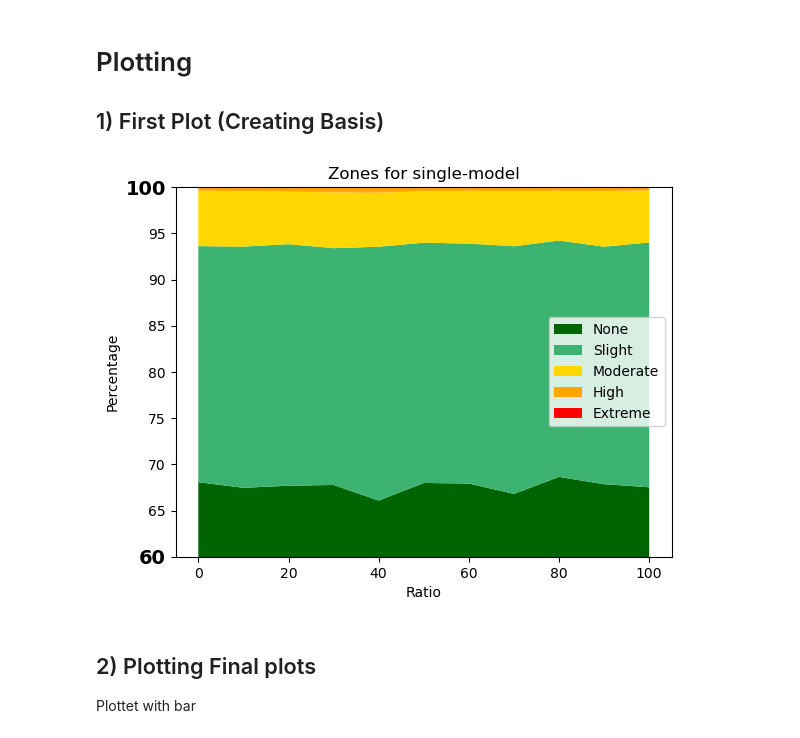
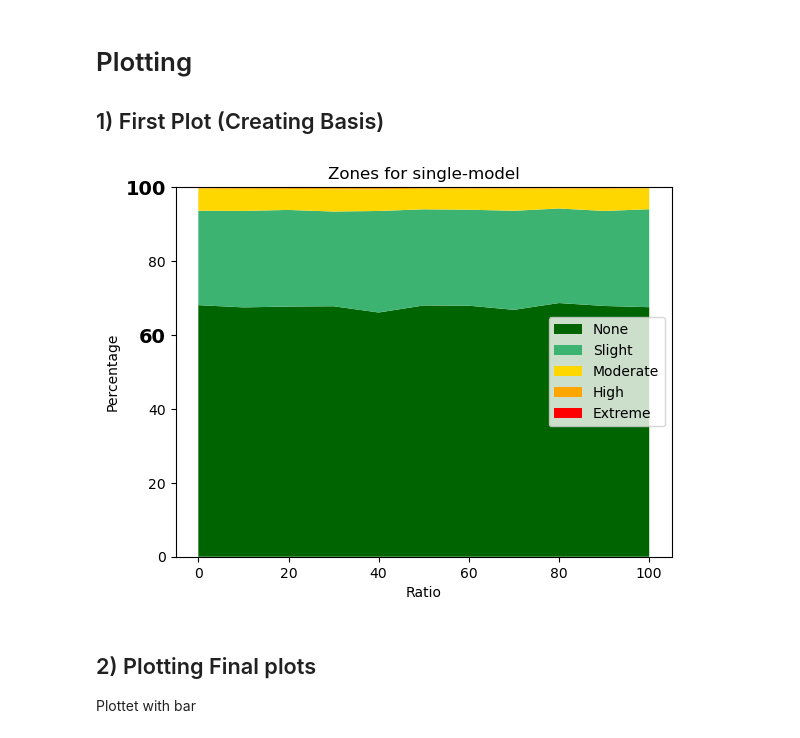
Before and after one commit to hulmanlab/jchr_racial_diff, a Jupyter notebook: scripts/3_3_2_SEG_zones.ipynb, the cells around one changed output. Saved outputs shown, nothing was run; the diff lists cells and outputs as text; code cells hidden in the pictures.

```diff
--- a/scripts/3_3_2_SEG_zones.ipynb
+++ b/scripts/3_3_2_SEG_zones.ipynb
@@ -169,35 +169,35 @@ def plot_area_plot(df, model_name):
     plt.stackplot(x, y1, y2, y3, y4, y5,
                   labels=my_labels,
                   colors=my_colors,
                   alpha = 1)
 
     plt.xlabel("Ratio")
     plt.ylabel("Percentage")
-    plt.ylim(60, 100)
+    plt.ylim(0, 100)
     plt.legend(loc='center right')
     plt.title(f"Zones for {model_name}-model")
 
     # Customize y-ticks
     yticks = plt.gca().get_yticks()
     yticks_labels = [f'{int(tick)}' for tick in yticks]
     plt.gca().set_yticklabels(yticks_labels)
 
     # Make the numbers 60 and 100 bold and larger
     for label in plt.gca().get_yticklabels():
         if label.get_text() in {'60', '100'}:
             label.set_fontweight('bold')
             label.set_fontsize(14)
 
     plt.show()
 
 plottet_df = df_percentage_gr1
 # plottet_df = df_percentage_gr2
 plot_area_plot(plottet_df, model_name='single')
 # plot_area_plot(plottet_df, model_name='base')
 # plot_area_plot(plottet_df, model_name='tl')
 # plot_area_plot(plottet_df, model_name='naive')
 # %% [output]
-[figure, old version]
+[figure, new version]
 # %% [markdown]
 ## 2) Plotting Final plots
 Plottet with bar
```
Also changed, not shown: 2 other files.
